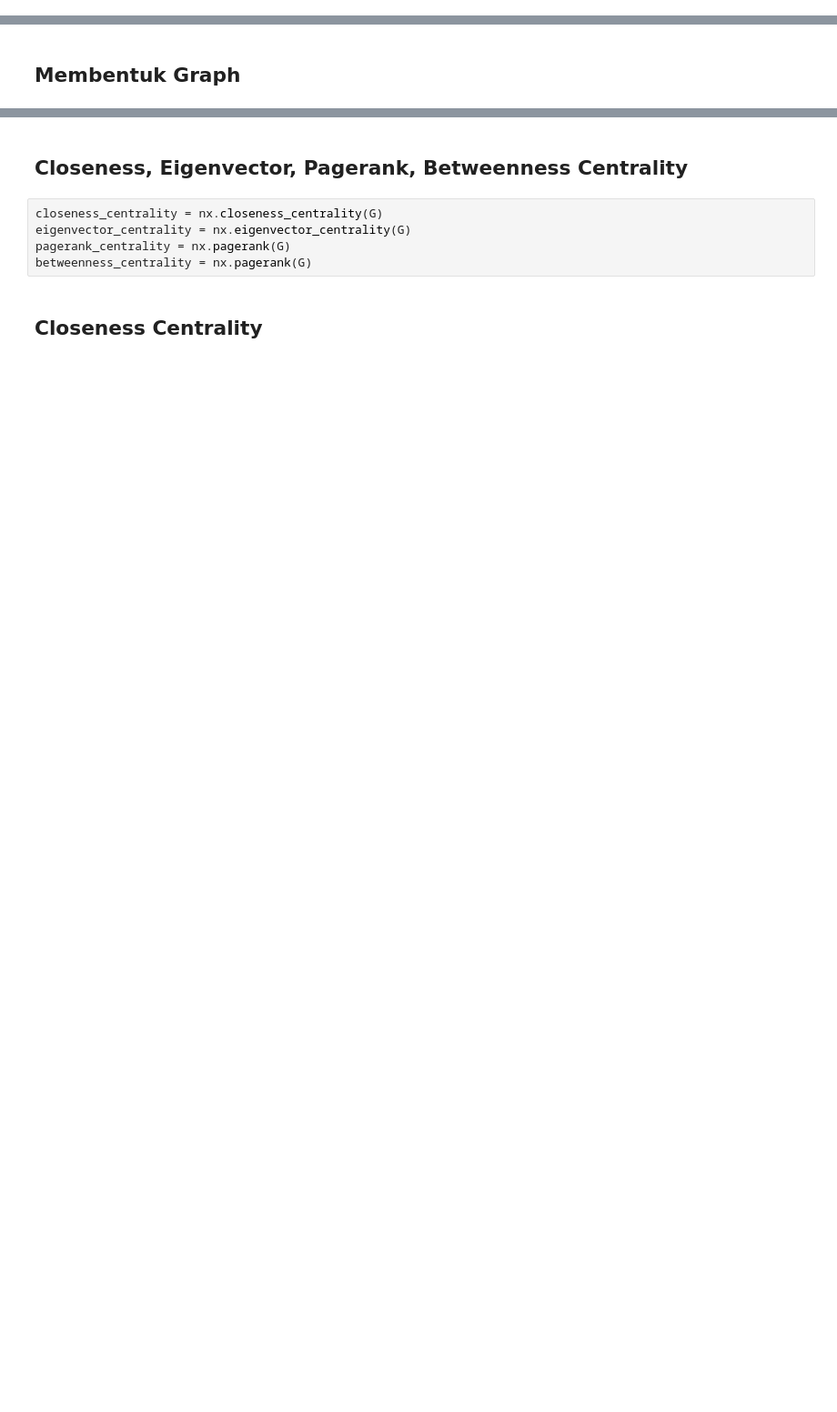
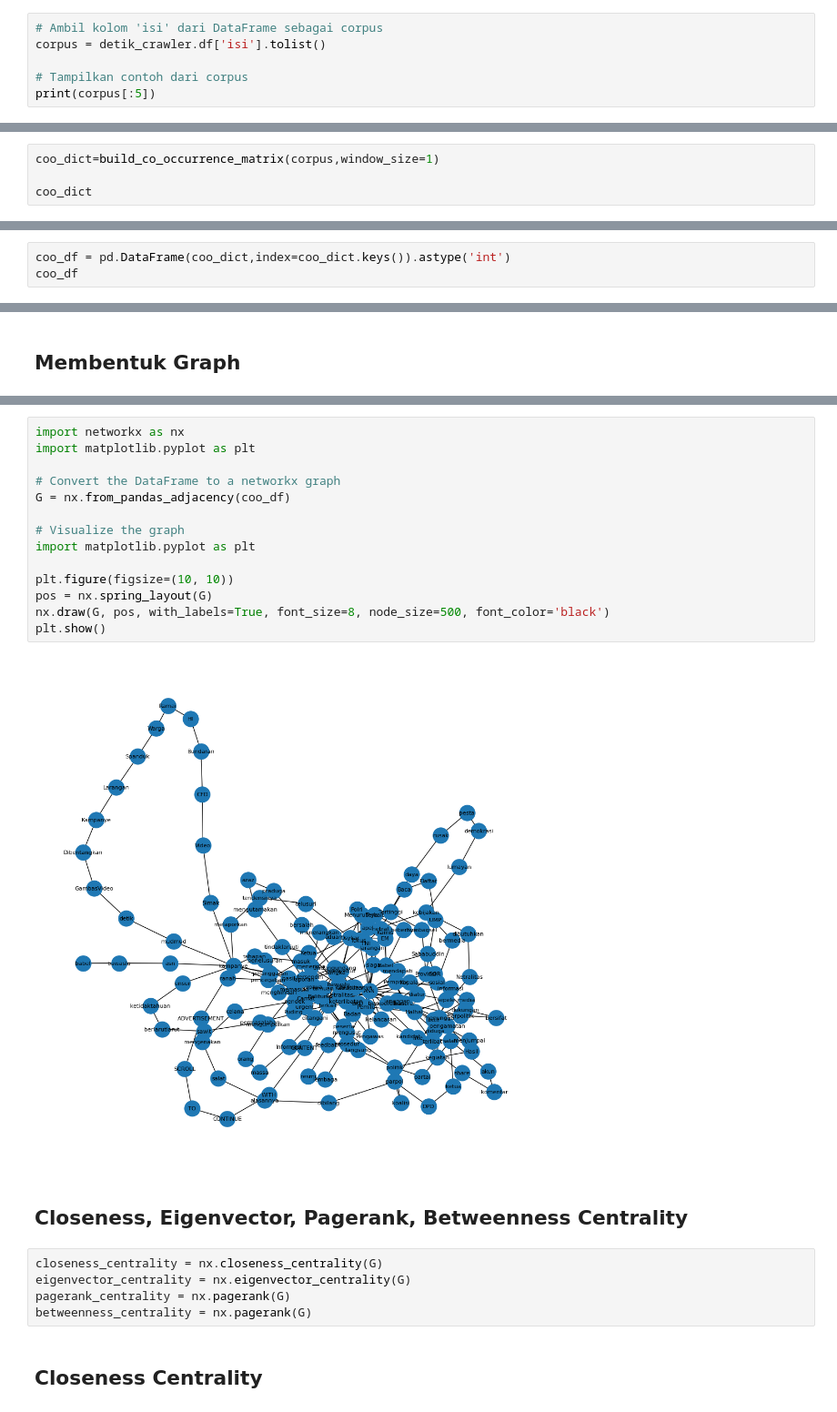
Before and after one commit to tiarh/ppw, a Jupyter notebook: _sources/Graph.ipynb, the cells around one changed output, grey strips where cells are left out. Shown: that part at 91% size. Saved outputs shown, nothing was run; the diff lists cells and outputs as text; blank space fills up the shorter version.

```diff
--- a/_sources/Graph.ipynb
+++ b/_sources/Graph.ipynb
@@ -151,0 +154,6 @@ print(kata_df[['berita_id', 'kata']])
+# %%
+# Ambil kolom 'isi' dari DataFrame sebagai corpus
+corpus = detik_crawler.df['isi'].tolist()
+
+# Tampilkan contoh dari corpus
+print(corpus[:5])
@@ -151,0 +166,4 @@ print(kata_df[['berita_id', 'kata']])
+# %%
+coo_dict=build_co_occurrence_matrix(corpus,window_size=1)
+
+coo_dict
@@ -151,0 +188,3 @@ print(kata_df[['berita_id', 'kata']])
+# %%
+coo_df = pd.DataFrame(coo_dict,index=coo_dict.keys()).astype('int')
+coo_df
@@ -176,3 +209,19 @@ plt.show()
+# %%
+import networkx as nx
+import matplotlib.pyplot as plt
+
+# Convert the DataFrame to a networkx graph
+G = nx.from_pandas_adjacency(coo_df)
+
+# Visualize the graph
+import matplotlib.pyplot as plt
+
+plt.figure(figsize=(10, 10))
+pos = nx.spring_layout(G)
+nx.draw(G, pos, with_labels=True, font_size=8, node_size=500, font_color='black')
+plt.show()
+# %% [output]
+[figure, added]
 # %% [markdown]
 ## Closeness, Eigenvector, Pagerank, Betweenness Centrality
 # %%
```
Also changed, not shown: parts of 20 cells of this notebook, 15 other files.
